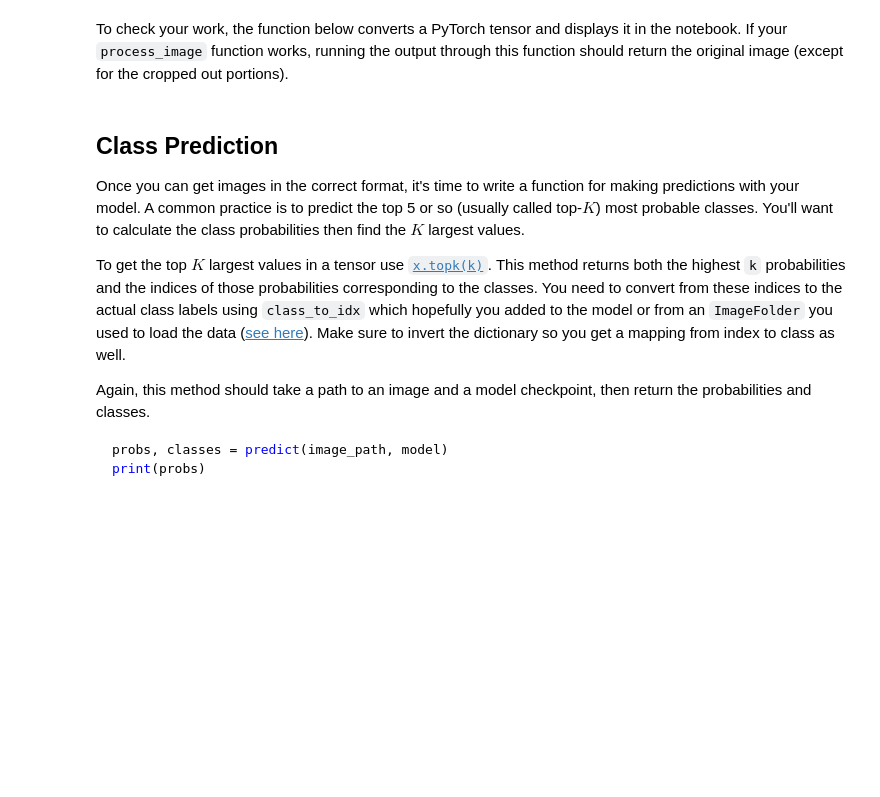
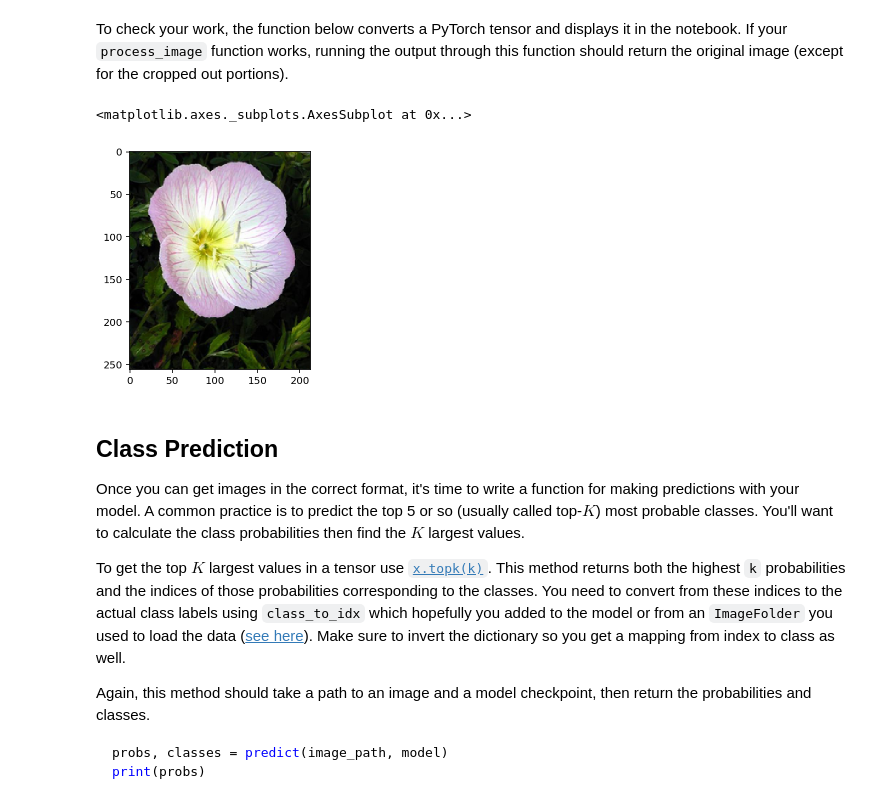
Before and after one commit to samdeniyi/Image-Classifier, a Jupyter notebook: Image Classifier Project.ipynb, the cells around one changed output. Drawn from its saved outputs; the diff is of its cells as text; code cells hidden in the pictures; blank space fills up the shorter version.

```diff
--- a/Image Classifier Project.ipynb
+++ b/Image Classifier Project.ipynb
@@ -295,13 +340,34 @@ Color channels of images are typically encoded as integers 0-255, but the model
 As before, the network expects the images to be normalized in a specific way. For the means, it's `[0.485, 0.456, 0.406]` and for the standard deviations `[0.229, 0.224, 0.225]`. You'll want to subtract the means from each color channel, then divide by the standard deviation.
 
 And finally, PyTorch expects the color channel to be the first dimension but it's the third dimension in the PIL image and Numpy array. You can reorder dimensions using [`ndarray.transpose`](https://docs.scipy.org/doc/numpy-1.13.0/reference/generated/numpy.ndarray.transpose.html). The color channel needs to be first and retain the order of the other two dimensions.
-# %%
-def process_image(image):
-    ''' Scales, crops, and normalizes a PIL image for a PyTorch model,
-        returns an Numpy array
-    '''
-
-    # TODO: Process a PIL image for use in a PyTorch model
+# %%
+def process_image(image_path):
+    ''' Scales, crops, and normalizes a PIL image for a PyTorch model,
+        returns an Numpy array
+    '''
+    # TODO: Process a PIL image for use in a PyTorch model
+
+    pil_img = Image.open(image_path)
+    pil_img.thumbnail((256,256), Image.ANTIALIAS)
+    width, height = pil_img.size
+    crop_width = 224
+    crop_height = 224
+
+    left = (width - crop_width)/2.
+    upper = (height - crop_height)/2.
+    right = (width + crop_width)/2.
+    lower = (height + crop_height)/2.
+
+    pil_img.crop((left, upper, right, lower))
+    mean = np.array([0.485, 0.456, 0.406])
+    std = np.array([0.229, 0.224, 0.225])
+    np_pil_img = np.array(pil_img)
+    np_pil_img = np_pil_img/256
+    np_pil_img = (np_pil_img - mean) / std
+    new_img = np_pil_img.transpose((2,0,1))
+    return torch.from_numpy(new_img).float()
+# %%
+image = process_image('flowers/test/1/image_06743.jpg')
 # %% [markdown]
 To check your work, the function below converts a PyTorch tensor and displays it in the notebook. If your `process_image` function works, running the output through this function should return the original image (except for the cropped out portions).
 # %%
@@ -325,6 +391,11 @@ def imshow(image, ax=None, title=None):
     ax.imshow(image)
 
     return ax
+# %%
+imshow(image)
+# %% [output]
+<matplotlib.axes._subplots.AxesSubplot at 0x...>
+[figure, added]
 # %% [markdown]
 ## Class Prediction
 
```
Also changed, not shown: parts of 12 cells of this notebook.
